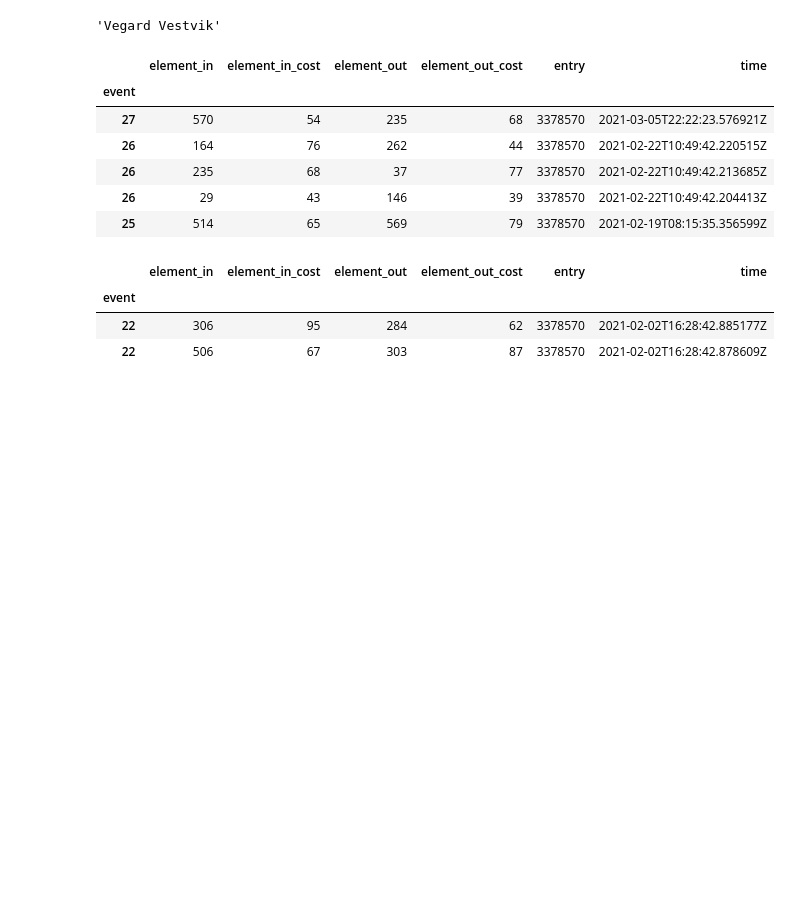
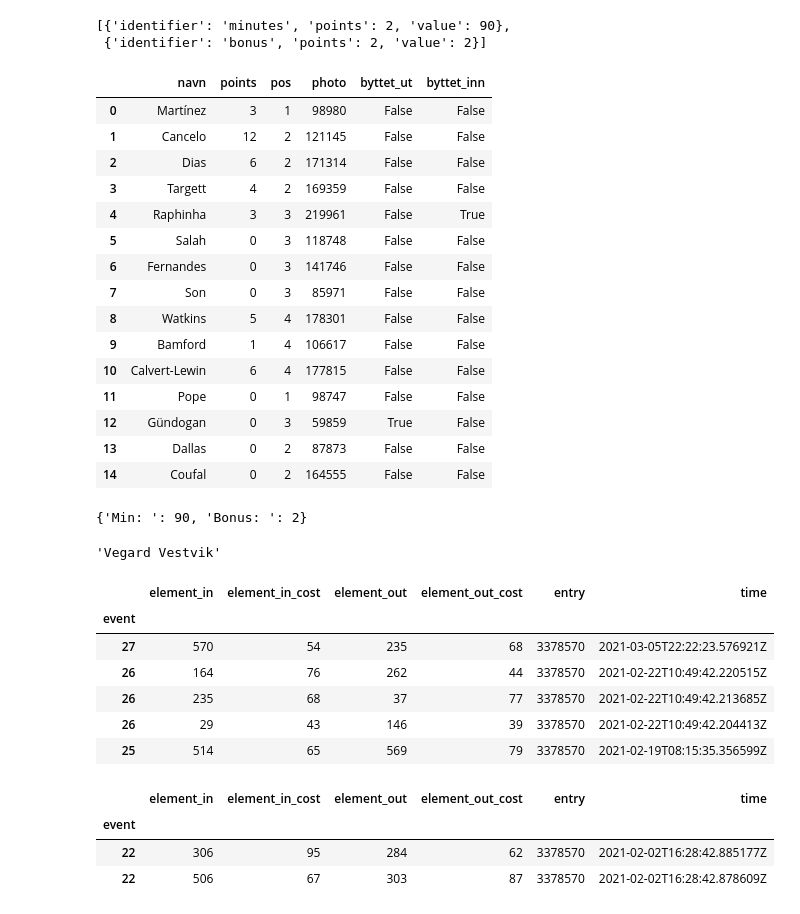
Before and after one commit to simenmadsen/furuligaen.v2, a Jupyter notebook: furutest.ipynb, the cells around one changed output. Drawn from its saved outputs; the diff is of its cells as text; code cells hidden in the pictures; blank space fills up the shorter version.

Commit message:
liveInfo

```diff
--- a/furutest.ipynb
+++ b/furutest.ipynb
@@ -8,0 +31,24 @@ from datetime import timedelta, datetime
+# %%
+getPlayerInfo(42)
+# %% [output]
+[{'identifier': 'minutes', 'points': 2, 'value': 90},
+ {'identifier': 'bonus', 'points': 2, 'value': 2}]
+# %%
+data
+# %% [output]
+|  | navn | points | pos | photo | byttet_ut | byttet_inn |
+| 0 | Martínez | 3 | 1 | 98980 | False | False |
+| 1 | Cancelo | 12 | 2 | 121145 | False | False |
+| 2 | Dias | 6 | 2 | 171314 | False | False |
+| 3 | Targett | 4 | 2 | 169359 | False | False |
+| 4 | Raphinha | 3 | 3 | 219961 | False | True |
+| 5 | Salah | 0 | 3 | 118748 | False | False |
+| 6 | Fernandes | 0 | 3 | 141746 | False | False |
+| 7 | Son | 0 | 3 | 85971 | False | False |
+| 8 | Watkins | 5 | 4 | 178301 | False | False |
+| 9 | Bamford | 1 | 4 | 106617 | False | False |
+| 10 | Calvert-Lewin | 6 | 4 | 177815 | False | False |
+| 11 | Pope | 0 | 1 | 98747 | False | False |
+| 12 | Gündogan | 0 | 3 | 59859 | True | False |
+| 13 | Dallas | 0 | 2 | 87873 | False | False |
+| 14 | Coufal | 0 | 2 | 164555 | False | False |
@@ -9,3 +84,7 @@ from datetime import timedelta, datetime
+# %%
+getLivePlayerInfo(42)
+# %% [output]
+{'Min: ': 90, 'Bonus: ': 2}
 # %%
 def getTeamList():
         url2 = 'https://fantasy.premierleague.com/api/leagues-classic/627607/standings/'
```
Also changed, not shown: parts of 10 cells of this notebook, 4 other files.
